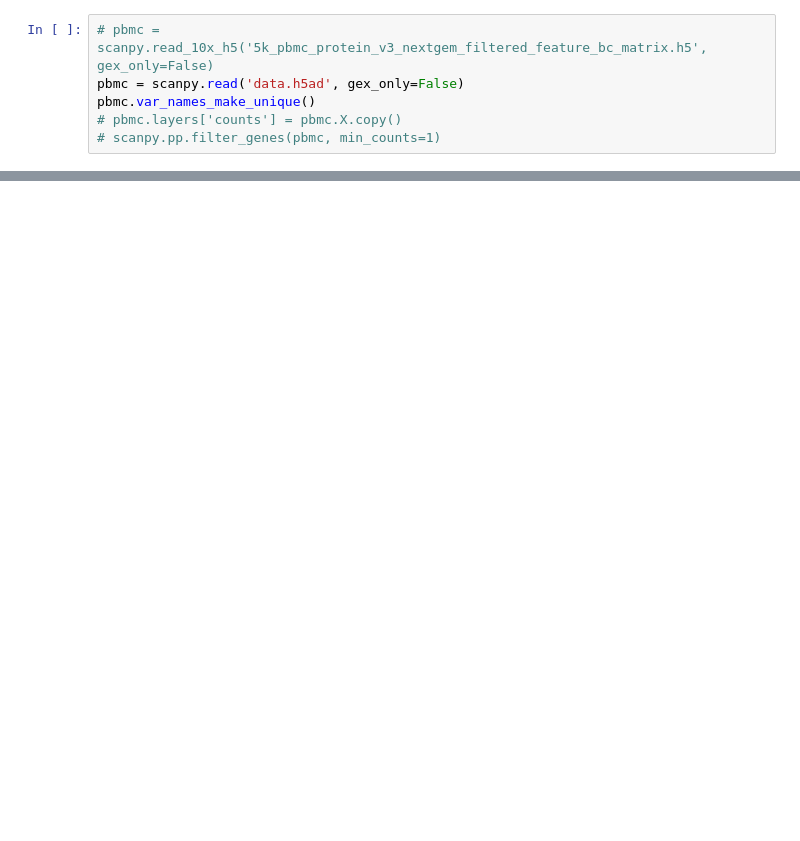
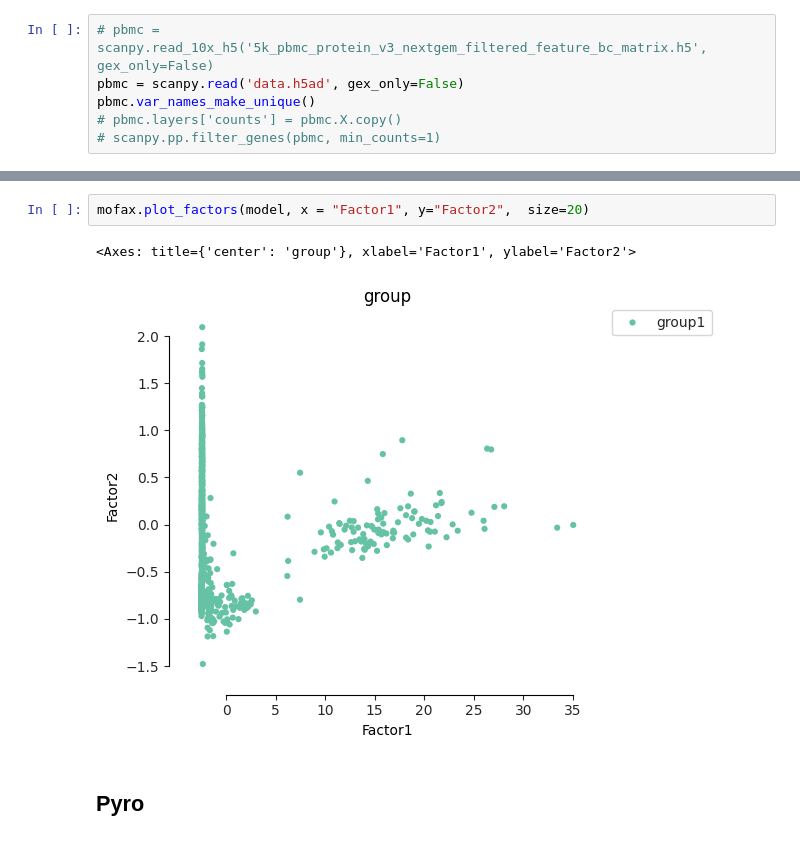
Before and after one commit to slietar/su-courses, a Jupyter notebook: deeplife/hackaton/notebook.ipynb, the cells around one changed output, grey strips where cells are left out. Drawn from its saved outputs; the diff is of its cells as text; blank space fills up the shorter version.

```diff
--- a/deeplife/hackaton/notebook.ipynb
+++ b/deeplife/hackaton/notebook.ipynb
@@ -67,0 +87,7 @@ Saved MOFA embeddings in .obsm['X_mofa'] slot and their loadings in .varm['LFs']
+# %%
+mofax.plot_factors(model, x = "Factor1", y="Factor2",  size=20)
+# %% [output]
+<Axes: title={'center': 'group'}, xlabel='Factor1', ylabel='Factor2'>
+[figure, added]
+# %% [markdown]
+## Pyro
```
Also changed, not shown: parts of 13 cells of this notebook.
